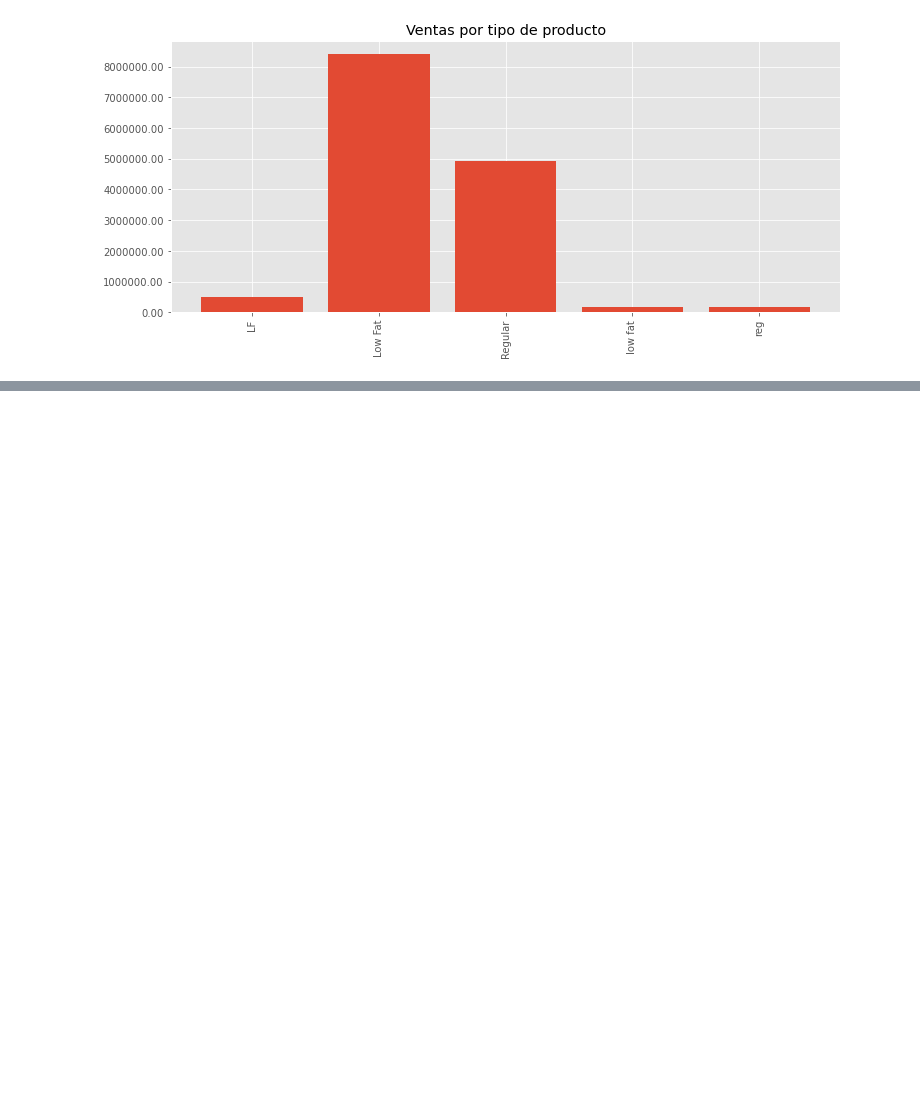
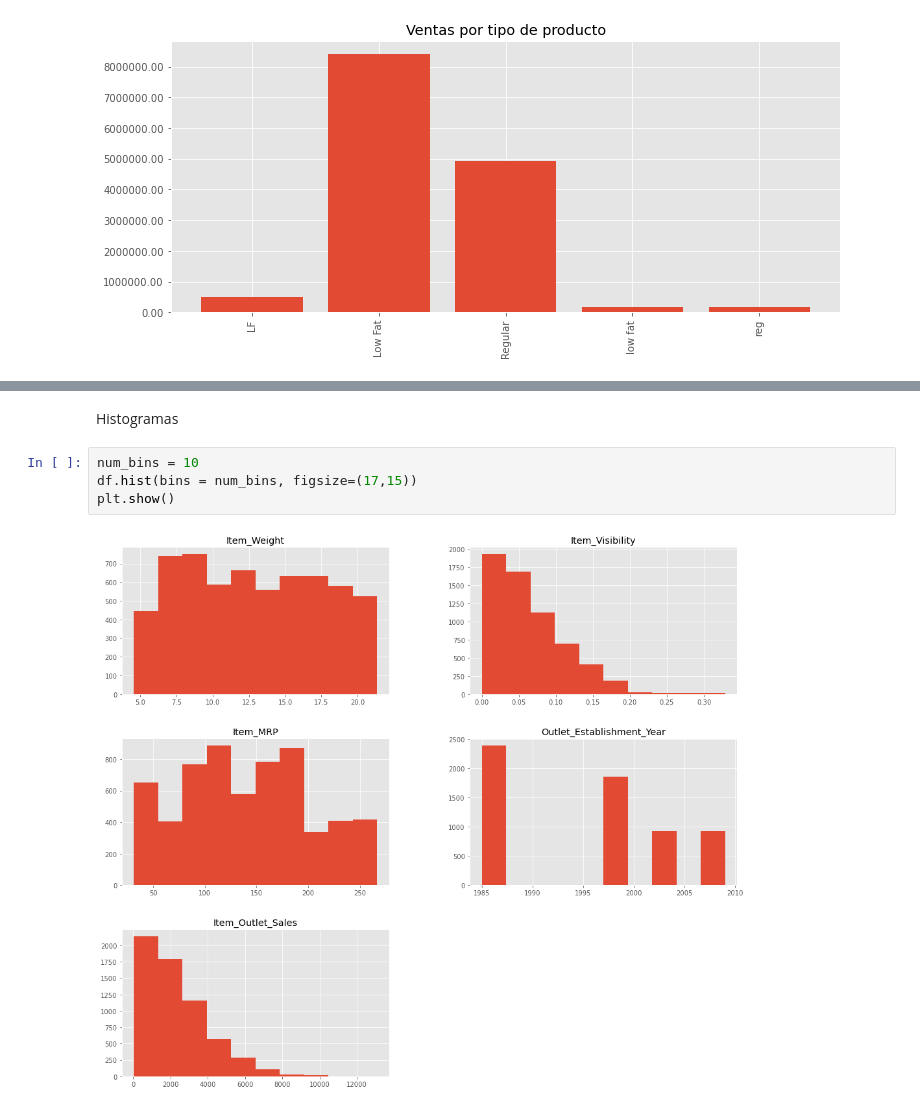
Before and after one commit to Ricardo-Bautista-H/Bigmart-Sales-Predictions, a Jupyter notebook: Predicción_Ventas.ipynb, the cells around one changed output, grey strips where cells are left out. Drawn from its saved outputs; the diff is of its cells as text; blank space fills up the shorter version.

```diff
--- a/Predicción_Ventas.ipynb
+++ b/Predicción_Ventas.ipynb
@@ -255,0 +273,8 @@ ax.yaxis.set_major_formatter(matplotlib.ticker.FormatStrFormatter("%.2f"))
+# %% [markdown]
+Histogramas
+# %%
+num_bins = 10
+df.hist(bins = num_bins, figsize=(17,15))
+plt.show()
+# %% [output]
+[figure, added]
```
Also changed, not shown: parts of 12 cells of this notebook.
